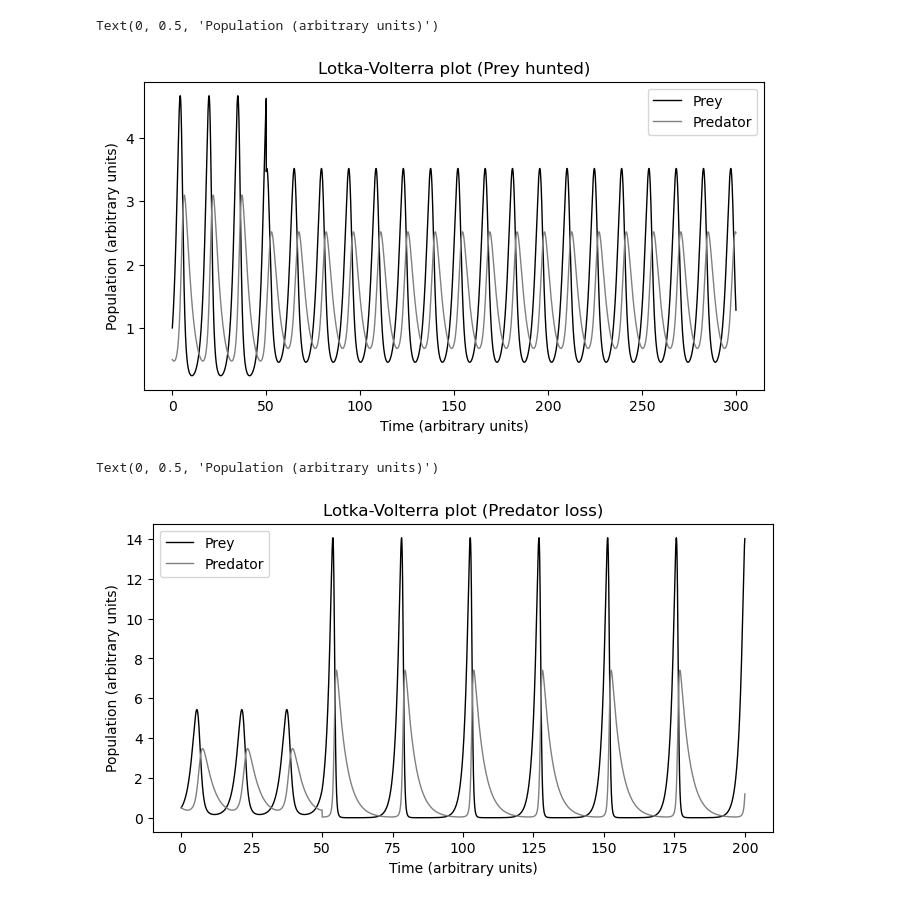
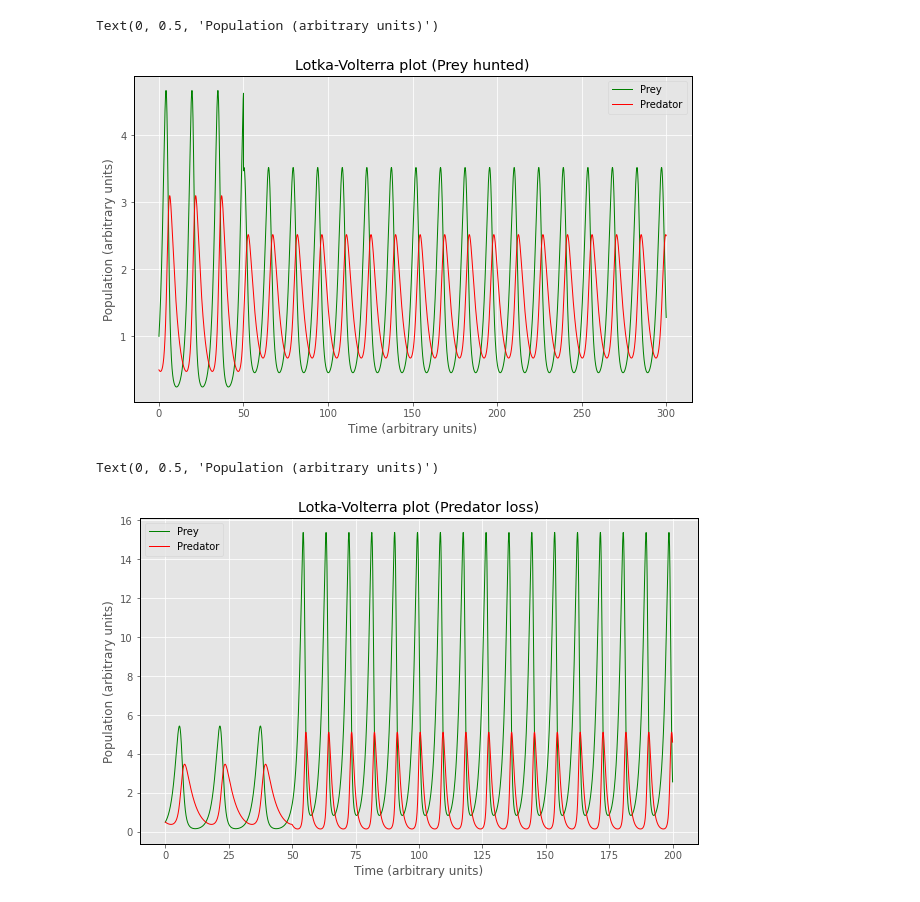
Before and after one commit to FardinAhsan146/Lotka-Volterra-Modelling, a Jupyter notebook: Untitled.ipynb, the cells around one changed output. Saved outputs shown, nothing was run; the diff lists cells and outputs as text; code cells hidden in the pictures.

```diff
--- a/Untitled.ipynb
+++ b/Untitled.ipynb
@@ -3,7 +3,8 @@ import matplotlib.pyplot as plt
 import numpy as np
 
 %matplotlib inline
-plt.style.use('default')
-plt.rcParams['figure.figsize'] = [8,4]
+# plt.style.use('default')
+plt.style.use('ggplot')
+plt.rcParams['figure.figsize'] = [10,6]
 plt.rcParams["axes.edgecolor"] = "black"
 # %% [markdown]
@@ -124,36 +125,36 @@ t_list = [t]
 x_list = [x]
 y_list = [y]
 
 # simulating deaths
 time_bomb_armed = True
 
 while t < max_time:
     # calc new values for t, x, y
     t = t + dt
 
     if time_bomb_armed and t > 50:
         x = 0.75 * x
         y = 1 * y
         time_bomb_armed = False
 
     x = x + (a*x - b*x*y)*dt
     y = y + (-c*y + e*x*y)*dt
 
     # store new values in lists
     t_list.append(t)
     x_list.append(x)
     y_list.append(y)
 
 # Plot the results
-plt.plot(t_list, x_list, 'black',linewidth = 1, ls = '-')
-plt.plot(t_list, y_list, 'gray',linewidth = 1, ls = '-')
+plt.plot(t_list, x_list, 'g',linewidth = 1, ls = '-')
+plt.plot(t_list, y_list, 'r',linewidth = 1, ls = '-')
 plt.legend(['Prey','Predator'])
 plt.title('Lotka-Volterra plot (Prey hunted)')
 plt.xlabel('Time (arbitrary units)')
 plt.ylabel('Population (arbitrary units)')
 # %% [output]
 Text(0, 0.5, 'Population (arbitrary units)')
-[figure, old version]
+[figure, new version]
 # %%
 # model params
 a = 0.7
@@ -184,11 +185,11 @@ while t < max_time:
 
     if time_bomb_armed and t> 50:
         x = 1 * x
-        y = 0.1 * y
+        c = 1
         time_bomb_armed = False
 
     x = x + (a*x - b*x*y)*dt
-    y = y + (-c*y + e*x*y)*dt
+    y = (y + (-c*y + e*x*y)*dt)
 
     # store new values in lists
     t_list.append(t)
@@ -196,12 +197,12 @@ while t < max_time:
     y_list.append(y)
 
 # Plot the results
-plt.plot(t_list, x_list, 'black',linewidth = 1, ls = '-')
-plt.plot(t_list, y_list, 'gray',linewidth = 1, ls = '-')
+plt.plot(t_list, x_list, 'g',linewidth = 1, ls = '-')
+plt.plot(t_list, y_list, 'r',linewidth = 1, ls = '-')
 plt.legend(['Prey','Predator'])
 plt.title('Lotka-Volterra plot (Predator loss)')
 plt.xlabel('Time (arbitrary units)')
 plt.ylabel('Population (arbitrary units)')
 # %% [output]
 Text(0, 0.5, 'Population (arbitrary units)')
-[figure, old version]
+[figure, new version]
```
Also changed, not shown: parts of 3 cells of this notebook.
